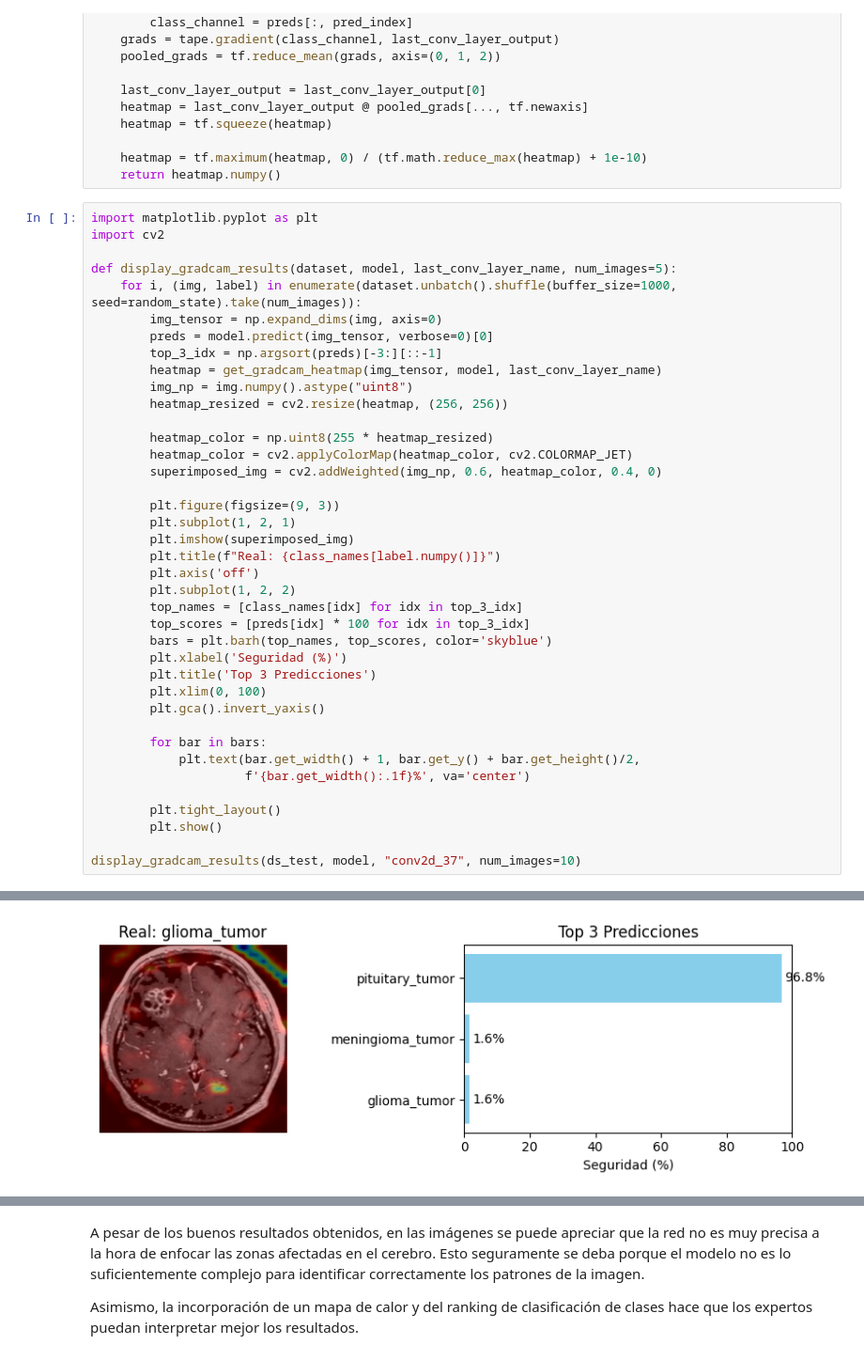
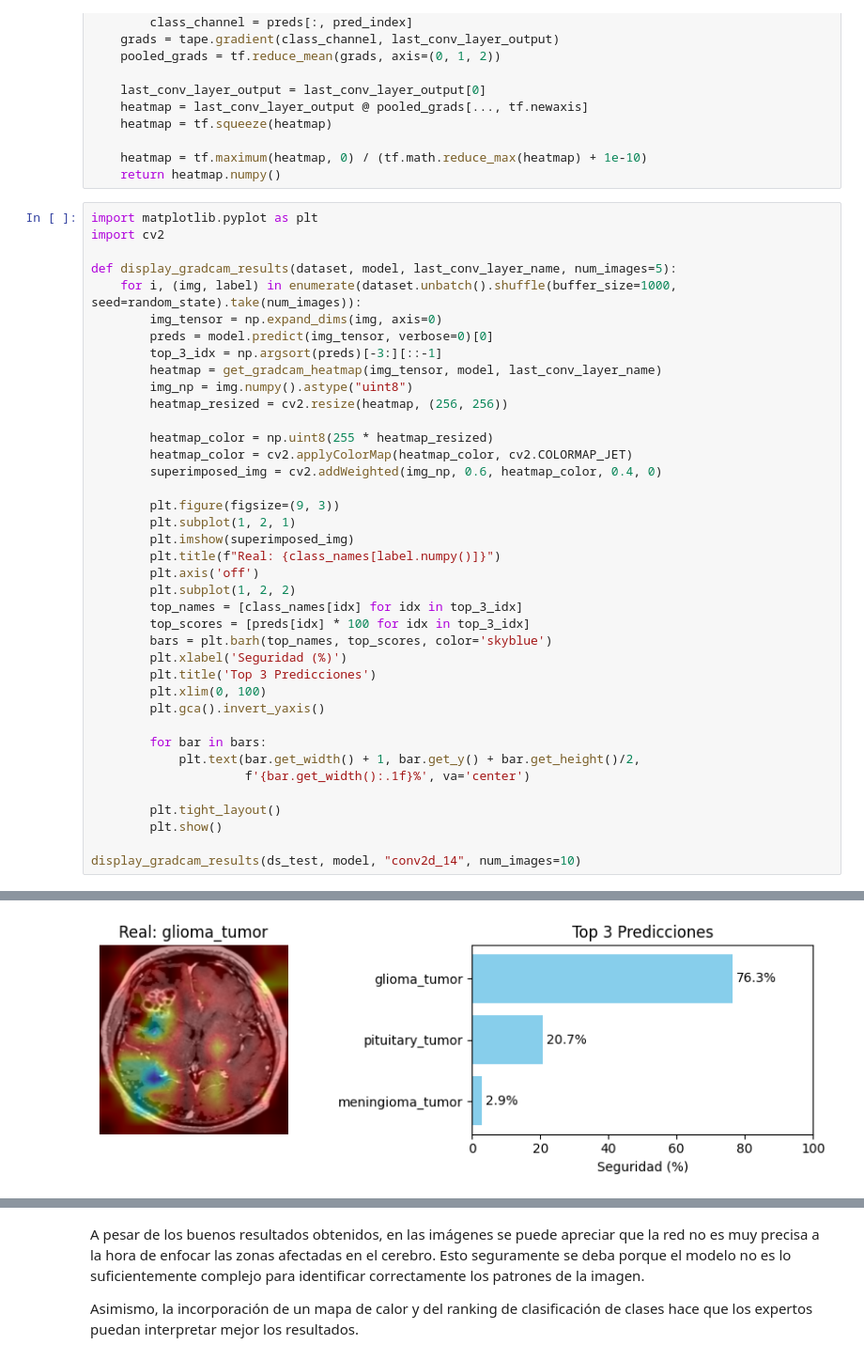
Before and after one commit to Ailuj27/Proyecto_DISIA_Grupo_13, a Jupyter notebook: Reconocimiento_tumores_hito_3.ipynb, the cells around one changed output, grey strips where cells are left out. Shown at 94% size. Drawn from its saved outputs; the diff is of its cells as text.

```diff
--- a/Reconocimiento_tumores_hito_3.ipynb
+++ b/Reconocimiento_tumores_hito_3.ipynb
@@ -367,5 +367,5 @@ def display_gradcam_results(dataset, model, last_conv_layer_name, num_images=5):
         plt.tight_layout()
         plt.show()
 
-display_gradcam_results(ds_test, model, "conv2d_37", num_images=10)
+display_gradcam_results(ds_test, model, "conv2d_14", num_images=10)
 # %% [output]
@@ -375 +375 @@ display_gradcam_results(ds_test, model, "conv2d_37", num_images=10)
-[figure, old version]
+[figure, new version]
```
Also changed, not shown: parts of 12 cells of this notebook.
